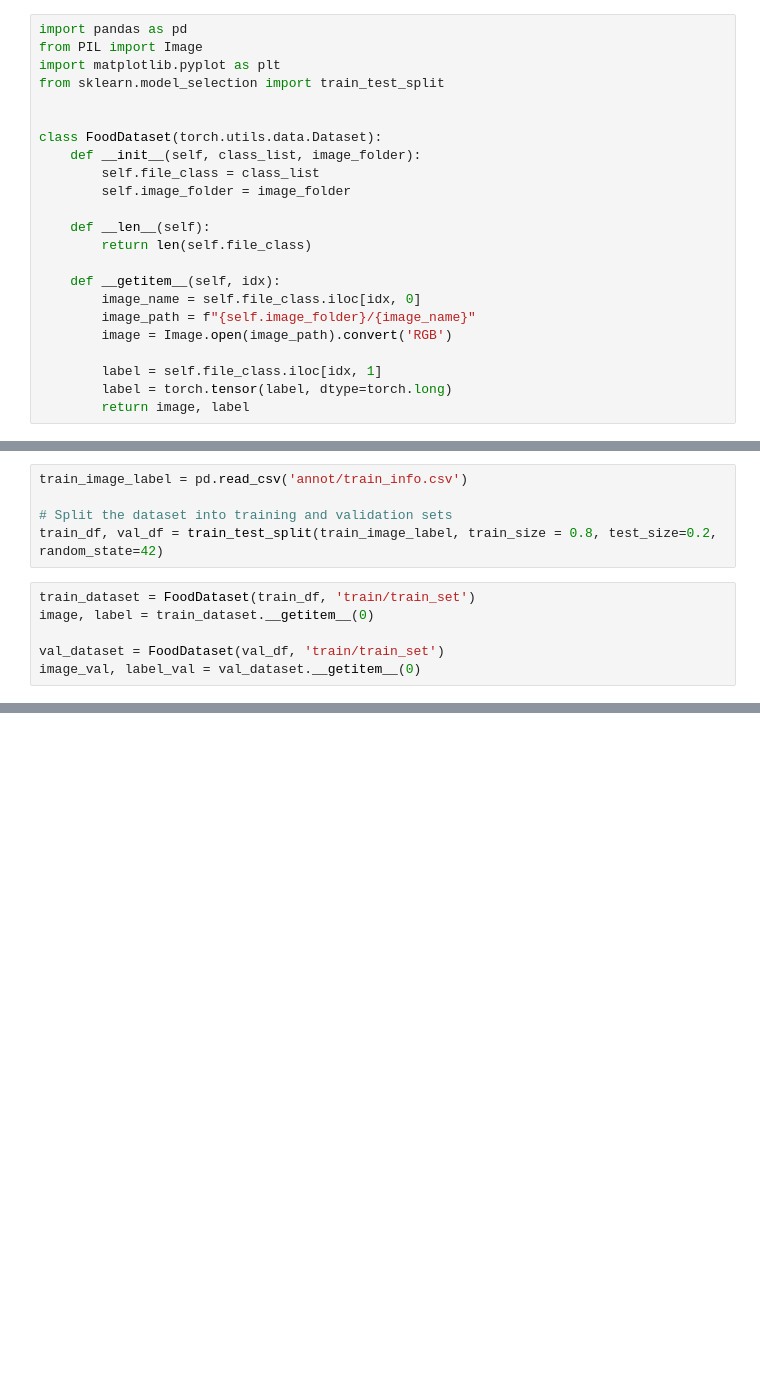
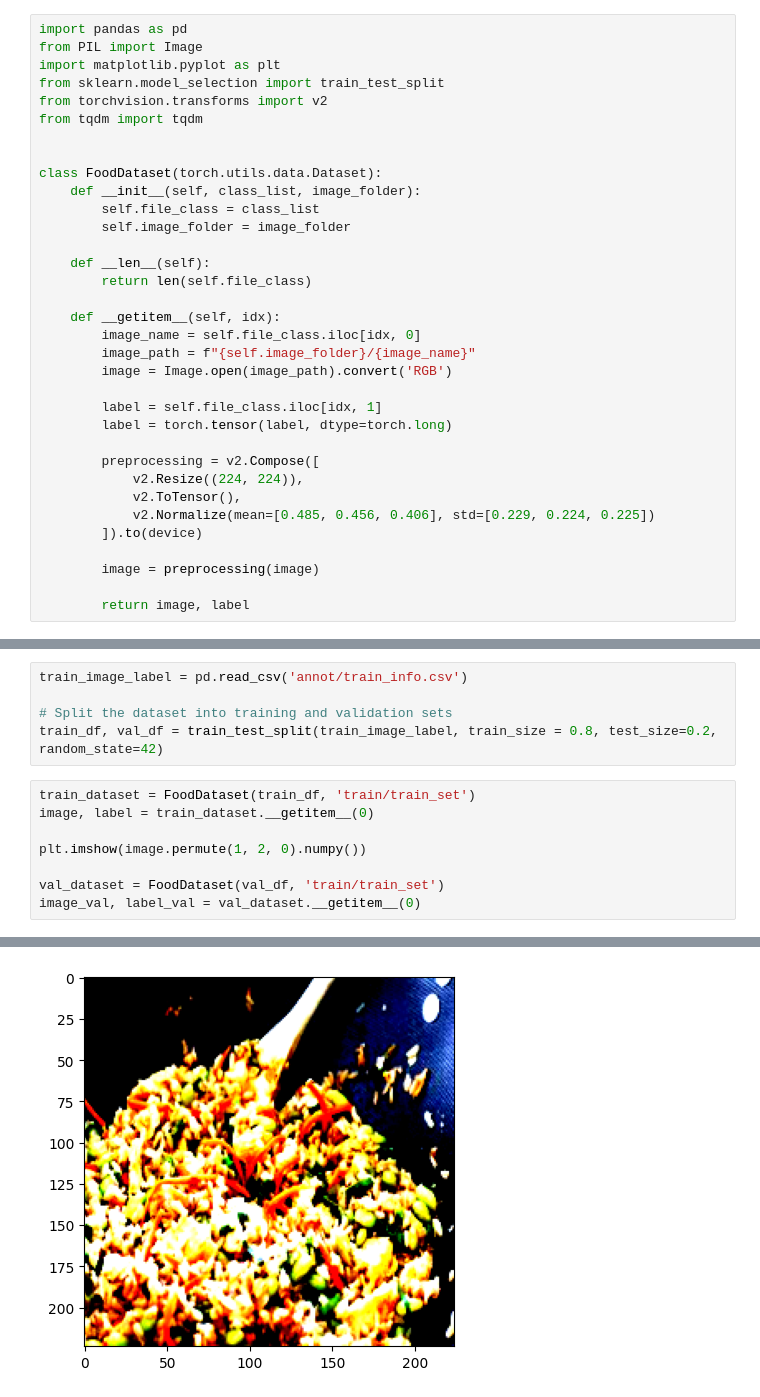
Before and after one commit to Alexd1303/FoodClassification, a Jupyter notebook: main.ipynb, the cells around one changed output, grey strips where cells are left out. Drawn from its saved outputs; the diff is of its cells as text; blank space fills up the shorter version.

```diff
--- a/main.ipynb
+++ b/main.ipynb
@@ -11,6 +11,8 @@ import pandas as pd
 from PIL import Image
 import matplotlib.pyplot as plt
 from sklearn.model_selection import train_test_split
+from torchvision.transforms import v2
+from tqdm import tqdm
 
 
 class FoodDataset(torch.utils.data.Dataset):
@@ -28,6 +30,15 @@ class FoodDataset(torch.utils.data.Dataset):
 
         label = self.file_class.iloc[idx, 1]
         label = torch.tensor(label, dtype=torch.long)
+
+        preprocessing = v2.Compose([
+            v2.Resize((224, 224)),
+            v2.ToTensor(),
+            v2.Normalize(mean=[0.485, 0.456, 0.406], std=[0.229, 0.224, 0.225])
+        ]).to(device)
+
+        image = preprocessing(image)
+
         return image, label
 # %% [markdown]
 # Dataset split
@@ -40,5 +51,8 @@ train_df, val_df = train_test_split(train_image_label, train_size = 0.8, test_si
 train_dataset = FoodDataset(train_df, 'train/train_set')
 image, label = train_dataset.__getitem__(0)
 
+plt.imshow(image.permute(1, 2, 0).numpy())
+
 val_dataset = FoodDataset(val_df, 'train/train_set')
 image_val, label_val = val_dataset.__getitem__(0)
+# %% [output]
@@ -45,3 +60,4 @@ image_val, label_val = val_dataset.__getitem__(0)
+[figure, added]
 # %%
 test_df = pd.read_csv('annot/val_info.csv')
 
```
Also changed, not shown: parts of 6 cells of this notebook.
